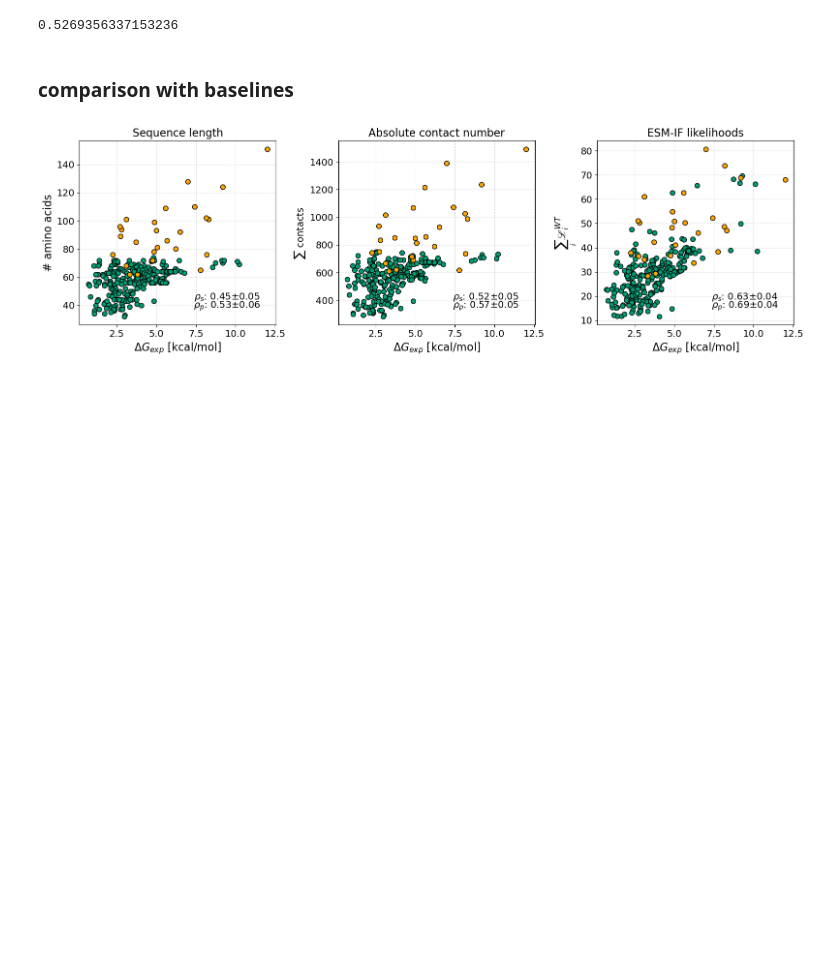
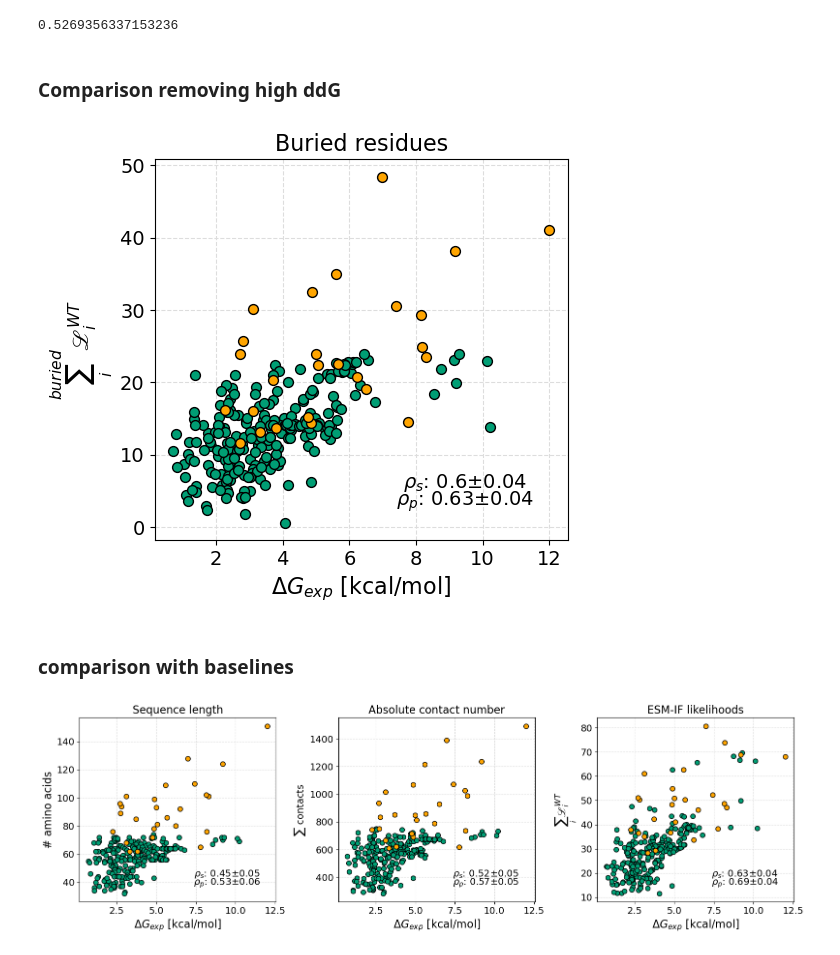
Before and after one commit to KULL-Centre/_2024_cagiada_stability, a Jupyter notebook: paper_SI/dG_pred_SI.ipynb, the cells around one changed output. Cells and saved outputs as stored; diff of their text form; code cells hidden in the pictures; blank space fills up the shorter version.

Commit message:
Add files via upload
updated SI notebook and figures

```diff
--- a/paper_SI/dG_pred_SI.ipynb
+++ b/paper_SI/dG_pred_SI.ipynb
@@ -525,6 +525,29 @@ pearsonsr_output(score_IF_rocklin_dg,score_exp_rocklin_dg)
 pearsonsr_output(score_IF_maxwell_dg,score_exp_maxwell_dg)
 # %% [output]
 0.5269356337153236
+# %% [markdown]
+### Comparison removing high ddG
+# %%
+fig,ax1=plt.subplots(1,1,figsize=(5.5,5))
+
+ax1.scatter(np.array(score_exp_rocklin_dg),score_IF_buried_rocklin_dg,edgecolor='k',facecolor='#009e74',s=50)
+ax1.scatter(score_exp_maxwell_dg,score_IF_buried_maxwell_dg,edgecolor='k',facecolor='orange',s=50)
+
+ax1.set_ylabel(r'$\sum_i^{buried} \mathscr{L}_i^{WT}$',fontsize=16)
+ax1.set_xlabel(r'$\Delta G_{exp}$ [kcal/mol]',fontsize=16)
+ax1.set_title('Buried residues',fontsize=16)
+
+ax1.grid(which='major', color='#DDDDDD', linewidth=0.8,ls='--')
+ax1.set_axisbelow(True)
+
+print_stats_on_axis(score_IF_buried_rocklin_dg+score_IF_buried_maxwell_dg,score_exp_rocklin_dg+score_exp_maxwell_dg,ax1,'spearman_r',coord=[0.75,0.15])
+print_stats_on_axis(score_IF_buried_rocklin_dg+score_IF_buried_maxwell_dg,score_exp_rocklin_dg+score_exp_maxwell_dg,ax1,'pearson_r',coord=[0.75,0.10])
+
+fig.tight_layout()
+
+plt.savefig('./figures_SI/SI_dg_comparison_buried.pdf')
+# %% [output]
+[figure, added]
 # %% [markdown]
 ### comparison with baselines
 # %%
```
Also changed, not shown: parts of 22 cells of this notebook, 15 other files.
